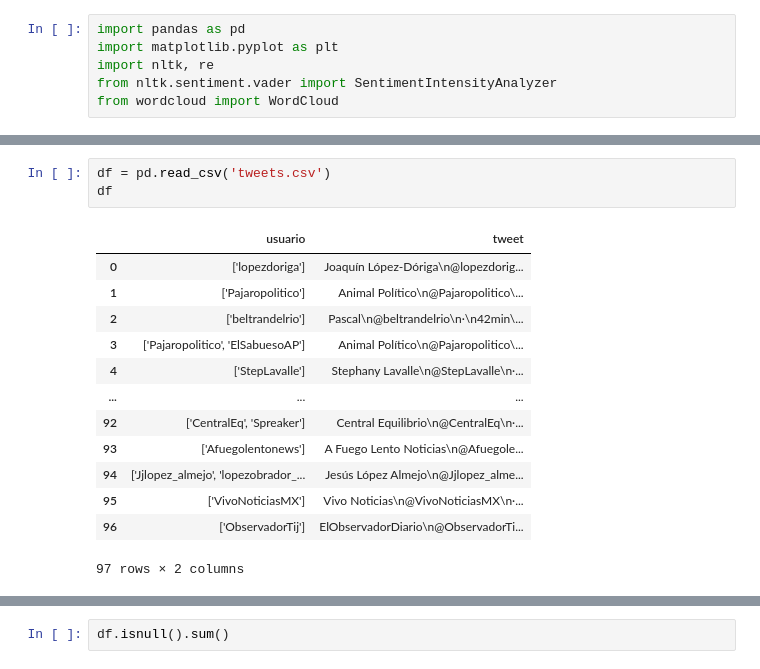
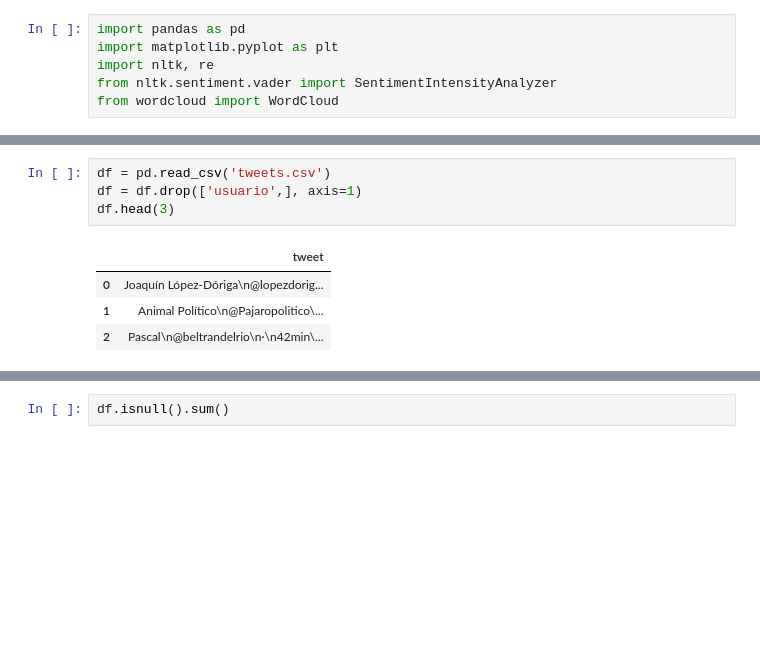
Before and after one commit to fitomx19/analisis-twitter-sentiments, a Jupyter notebook: AnalisisSentimientos.ipynb, the cells around one changed output, grey strips where cells are left out. Drawn from its saved outputs; the diff is of its cells as text; blank space fills up the shorter version.

```diff
--- a/AnalisisSentimientos.ipynb
+++ b/AnalisisSentimientos.ipynb
@@ -28,17 +25,9 @@ Para posteriormente entranar un modelo y probarlo
 # %%
 df = pd.read_csv('tweets.csv')
-df
+df = df.drop(['usuario',], axis=1)
+df.head(3)
 # %% [output]
-|  | usuario | tweet |
-| 0 | ['lopezdoriga'] | Joaquín López-Dóriga\n@lopezdorig... |
-| 1 | ['Pajaropolitico'] | Animal Político\n@Pajaropolitico\... |
-| 2 | ['beltrandelrio'] | Pascal\n@beltrandelrio\n·\n42min\... |
-| 3 | ['Pajaropolitico', 'ElSabuesoAP'] | Animal Político\n@Pajaropolitico\... |
-| 4 | ['StepLavalle'] | Stephany Lavalle\n@StepLavalle\n·... |
-| ... | ... | ... |
-| 92 | ['CentralEq', 'Spreaker'] | Central Equilibrio\n@CentralEq\n·... |
-| 93 | ['Afuegolentonews'] | A Fuego Lento Noticias\n@Afuegole... |
-| 94 | ['Jjlopez_almejo', 'lopezobrador_... | Jesús López Almejo\n@Jjlopez_alme... |
-| 95 | ['VivoNoticiasMX'] | Vivo Noticias\n@VivoNoticiasMX\n·... |
-| 96 | ['ObservadorTij'] | ElObservadorDiario\n@ObservadorTi... |
+|  | tweet |
+| 0 | Joaquín López-Dóriga\n@lopezdorig... |
+| 1 | Animal Político\n@Pajaropolitico\... |
+| 2 | Pascal\n@beltrandelrio\n·\n42min\... |
-97 rows × 2 columns
```
Also changed, not shown: parts of 62 cells of this notebook, 1 other file.
